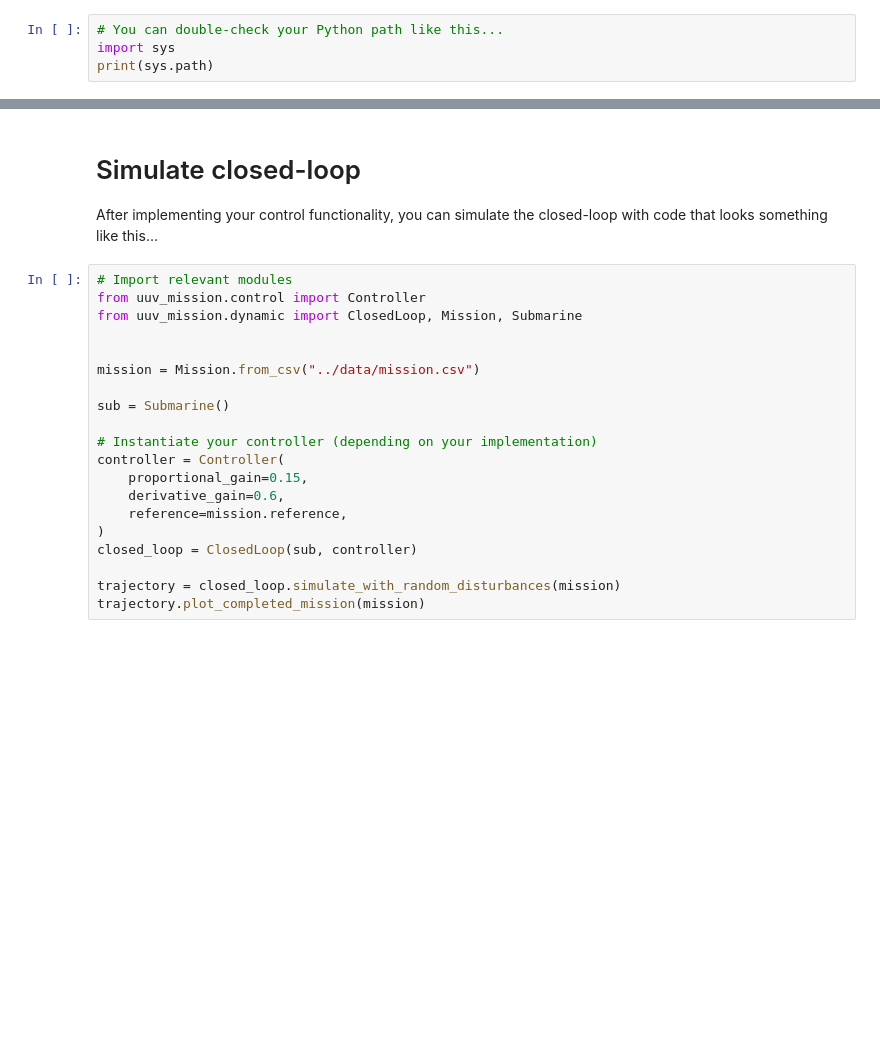
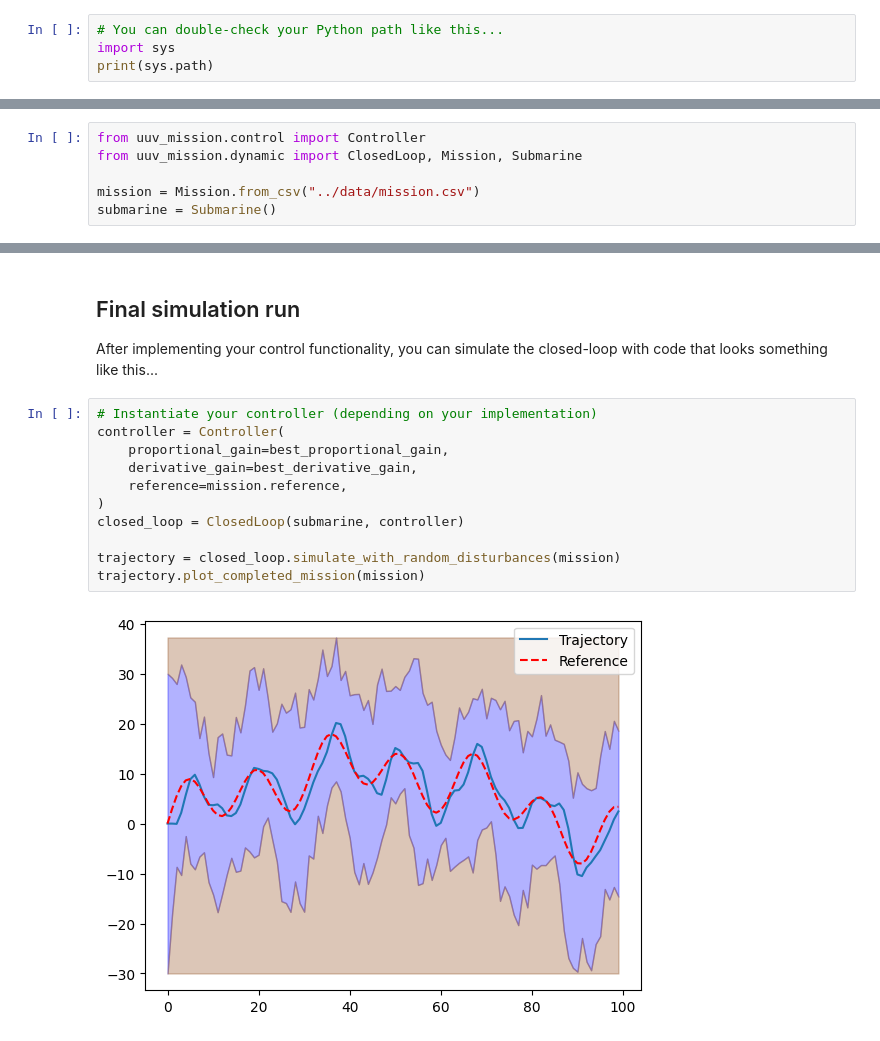
Before and after one commit to overegneered/b1-coding-practical-mt24, a Jupyter notebook: notebooks/demo.ipynb, the cells around one changed output, grey strips where cells are left out. Drawn from its saved outputs; the diff is of its cells as text; blank space fills up the shorter version.

```diff
--- a/notebooks/demo.ipynb
+++ b/notebooks/demo.ipynb
@@ -6,0 +11,6 @@ print(sys.path)
+# %%
+from uuv_mission.control import Controller
+from uuv_mission.dynamic import ClosedLoop, Mission, Submarine
+
+mission = Mission.from_csv("../data/mission.csv")
+submarine = Submarine()
@@ -7,23 +57,16 @@ print(sys.path)
 # %% [markdown]
-# Simulate closed-loop
+## Final simulation run
 After implementing your control functionality, you can simulate the closed-loop with code that looks something like this...
 # %%
-# Import relevant modules
-from uuv_mission.control import Controller
-from uuv_mission.dynamic import ClosedLoop, Mission, Submarine
-
-
-mission = Mission.from_csv("../data/mission.csv")
-
-sub = Submarine()
-
 # Instantiate your controller (depending on your implementation)
 controller = Controller(
-    proportional_gain=0.15,
-    derivative_gain=0.6,
+    proportional_gain=best_proportional_gain,
+    derivative_gain=best_derivative_gain,
     reference=mission.reference,
 )
-closed_loop = ClosedLoop(sub, controller)
+closed_loop = ClosedLoop(submarine, controller)
 
 trajectory = closed_loop.simulate_with_random_disturbances(mission)
 trajectory.plot_completed_mission(mission)
+# %% [output]
+[figure, added]
```
Also changed, not shown: parts of 3 cells of this notebook, 1 other file.
